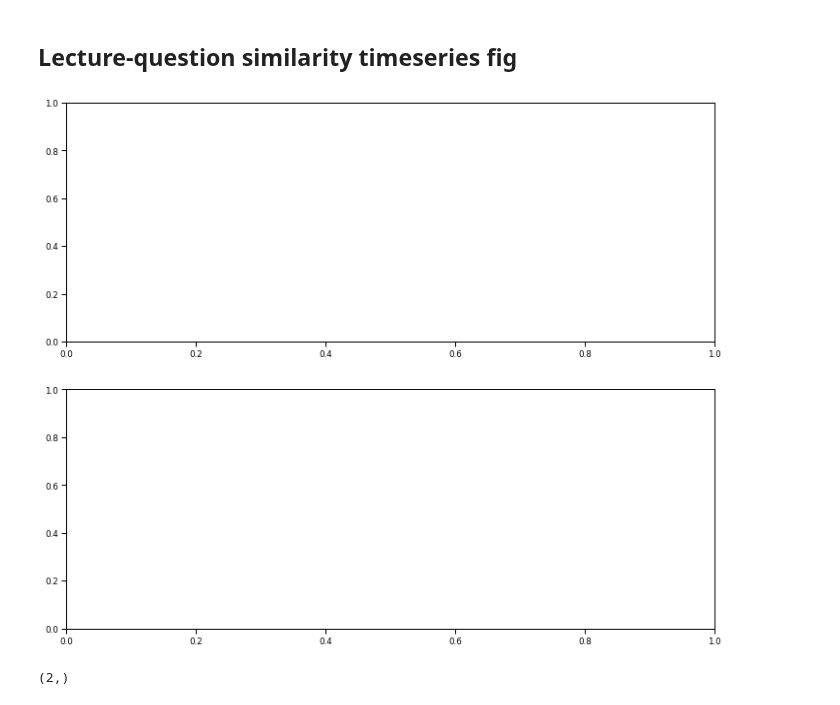
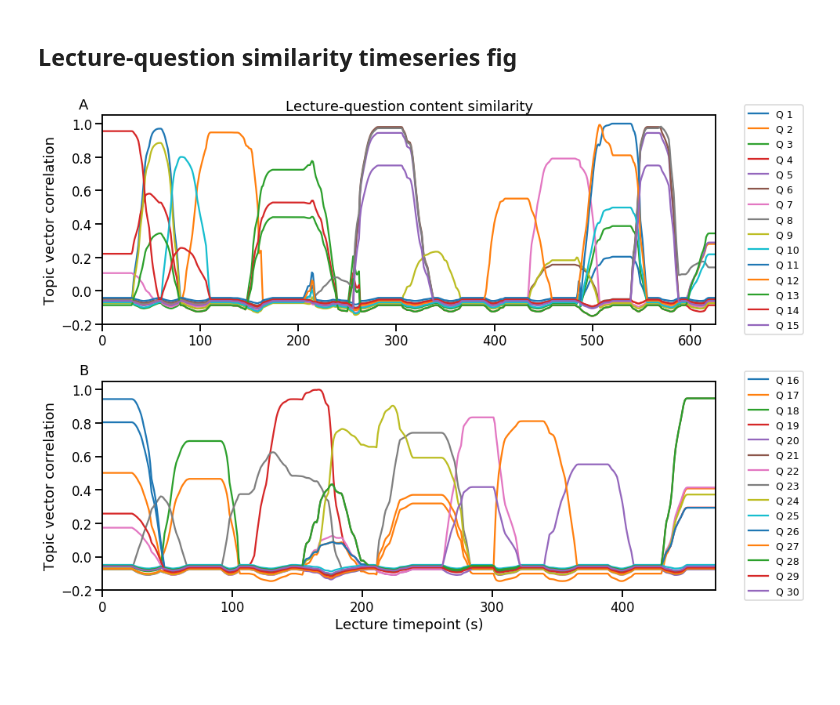
Before and after one commit to ContextLab/efficient-learning-khan, a Jupyter notebook: code/notebooks/lecture-question-timeseries-figs.ipynb, the cells around one changed output. Saved outputs shown, nothing was run; the diff lists cells and outputs as text; code cells hidden in the pictures; blank space fills up the shorter version.

Commit message:
changed layout of correlation timeseries fig

```diff
--- a/code/notebooks/lecture-question-timeseries-figs.ipynb
+++ b/code/notebooks/lecture-question-timeseries-figs.ipynb
@@ -129,40 +132,39 @@ plt.show()
 # %% [markdown]
 ## Lecture-question similarity timeseries fig
+# %%
+sns.set_context('talk')
+
+forces_qcorrs = 1 - cdist(forces_lecture, forces_qs, 'correlation')
+bos_qcorrs = 1 - cdist(bos_lecture, bos_qs, 'correlation')
 # %%
-forces_qcorrs = 1 - cdist(forces_lecture, forces_qs, 'correlation')
-bos_qcorrs = 1 - cdist(bos_lecture, bos_qs, 'correlation')
-
 fig, axarr = plt.subplots(2, 1)
-fig.set_size_inches(12, 10)
+fig.set_size_inches(14, 10)
 fax, bax = axarr
 
+# Four Forces
 fax.plot(forces_qcorrs)
-fax.set_title('Lecture-question content similarity', fontsize=12)
-fax.set_xlim(0, ff_lec.shape[0])
+fax.set_title('Lecture-question content similarity')
+fax.set_xlim(0, forces_lecture.shape[0])
 fax.set_ylim(-.2, 1.05)
-fax.set_ylabel('Topic vector correlation', fontsize=12)
-fax.legend(labels=[f'Q {i}' for i in range(1, 16)], ncol=2, bbox_to_anchor=(1,.9))
+fax.set_ylabel('Topic vector correlation')
+fax.legend(labels=[f'Q {i}' for i in range(1, 16)], fontsize='x-small', loc=5,
+           bbox_to_anchor=(1.15, .5))
 fax.grid(False)
+fax.text(-.03, 1.03, 'A', horizontalalignment='center', transform=fax.transAxes)
 
-f.plot(1 - cdist(bos_lec, bos_qs, 'correlation'))
-f.set_xlim(0, bos_lec.shape[0])
-f.set_ylim(-.2, 1.05)
-f.set_xlabel('Lecture timepoint', fontsize=12)
-f.set_ylabel('Topic vector correlation', fontsize=12)
-f.legend(labels=[f'Q {i}' for i in range(16, 31)], ncol=2, bbox_to_anchor=(1, .9))
-f.grid(False)
+# Birth of Stars
+bax.plot(bos_qcorrs)
+bax.set_xlim(0, bos_lecture.shape[0])
+bax.set_ylim(-.2, 1.05)
+bax.set_xlabel('Lecture timepoint (s)')
+bax.set_ylabel('Topic vector correlation')
+bax.legend(labels=[f'Q {i}' for i in range(16, 31)], fontsize='x-small', loc=5,
+           bbox_to_anchor=(1.15, .5))
+bax.grid(False)
+bax.text(-.03, 1.03, 'B', horizontalalignment='center', transform=bax.transAxes)
 
-labels = 'ABCDEF'
-for i, ax in enumerate((a, b, c, d, e, f)):
-    ax.text(0, 1.02, labels[i], horizontalalignment='center',
-            transform=ax.transAxes, fontsize=12)
-
-# plt.tight_layout()
-# plt.savefig(opj(fig_dir, 'lecture-question-similarity.pdf'), dpi=1000)
+plt.tight_layout()
+# plt.savefig(opj(fig_dir, 'lecture-question-similarity.pdf'))
 plt.show()
 # %% [output]
-[figure, old version]
+[figure, new version]
-# %%
-axarr.shape
-# %% [output]
-(2,)
```
Also changed, not shown: parts of 4 cells of this notebook, 2 other files.
